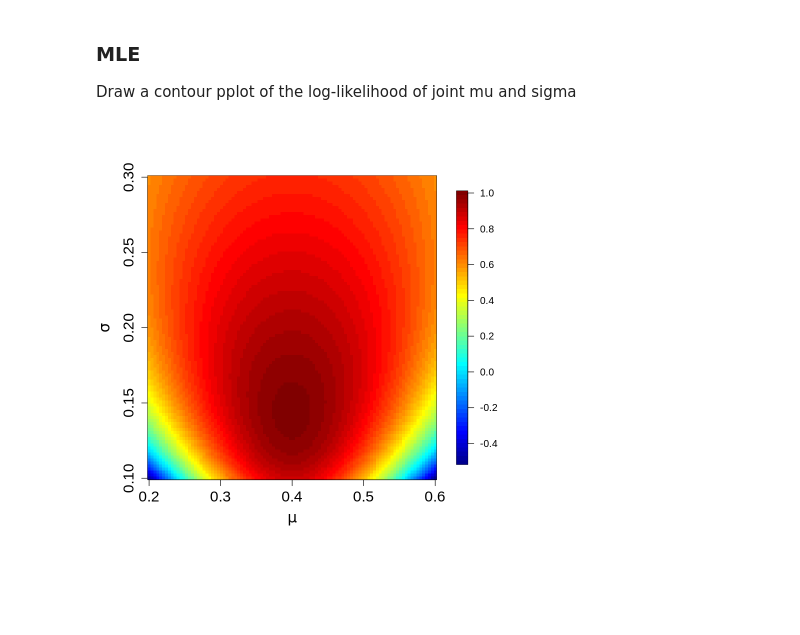
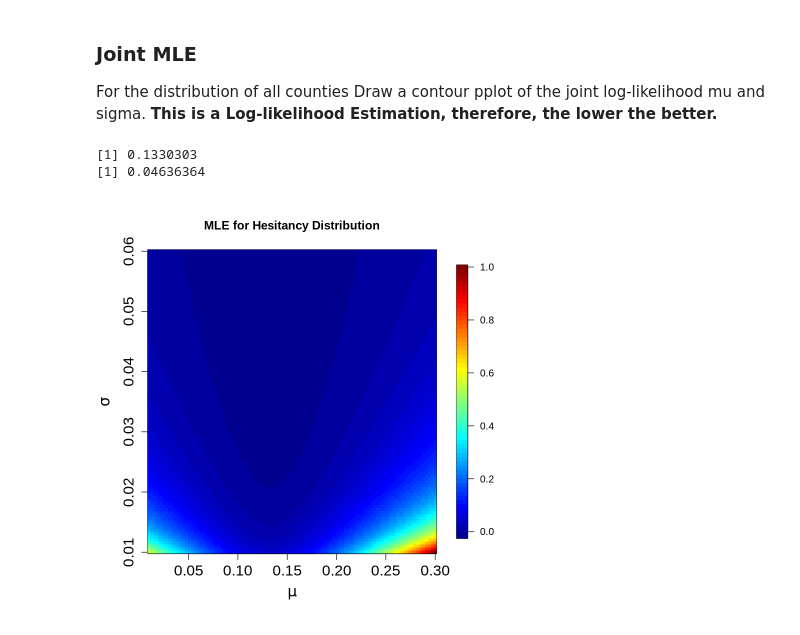
Before and after one commit to Mavis-Liang/git-one, a Jupyter notebook: MethodFinal1.R.ipynb, the cells around one changed output. Drawn from its saved outputs; the diff is of its cells as text; code cells hidden in the pictures; blank space fills up the shorter version.

```diff
--- a/MethodFinal1.R.ipynb
+++ b/MethodFinal1.R.ipynb
@@ -32,21 +65,40 @@ Warning message:
 # %% [markdown]
-### MLE
-Draw a contour pplot of the log\-likelihood of joint mu and sigma
+### Joint MLE
+For the distribution of all counties
+Draw a contour pplot of the joint log\-likelihood mu and sigma.
+**This is a Log-likelihood Estimation, therefore, the lower the better.**
 # %%
-#用log-likelihood
-mu <- round(seq(.2,.6,length=100),4)
-sigma <- round(seq(.1,.3,length=100),4)
+#log-likelihood
+
+#data
+dat_vec  <-
+    dat %>%
+    select(Estimated.hesitant) %>%
+    drop_na()
+
+#Initialization
+mu_min=.01;mu_max=.3;sig_min=0.01;sig_max=0.06
+mu <- seq(mu_min,mu_max,length=100)
+sigma <- seq(sig_min,sig_max,length=100)
 like <- matrix(rep(0,10000),ncol=100)
+
+#Calculate the likelihood.
 for (i in 1:100){
     for (j in 1:100){
-        like[i,j]=-sum((dat_f$Percent.adults.fully.vaccinated.against.COVID.19..as.of.6.10.21.-mu[i])^2)/
-                      (2*sigma[j]^2)-nrow(dat_f)*log(sigma[j])
+        like[i,j]=sum((dat_vec-mu[i])^2) / (2*sigma[j]^2)+nrow(data.frame(dat_vec))*log(sigma[j])
     }
 }
-like <- like/max(like)
+like <- like/max(like) #Normalize it.
+# %%
+# MLE
+print(mu[which(like==min(like),arr.ind=TRUE)[1]])
+print(sigma[which(like==min(like),arr.ind=TRUE)[2]])
+# %% [output]
+[1] 0.1330303
+[1] 0.04636364
 # %%
-library(fields)
-image.plot(mu,sigma,like,xlab=expression(mu),
-ylab=expression(sigma),cex.lab=1.5,cex.axis=1.5)
+image.plot(mu,sigma,like,
+             xlab=expression(mu),ylab=expression(sigma),main="MLE for Hesitancy Distribution",
+               cex.lab=1.5,cex.axis=1.5)
 # %% [output]
-[figure, old version]
+[figure, new version]
```
Also changed, not shown: parts of 19 cells of this notebook.
